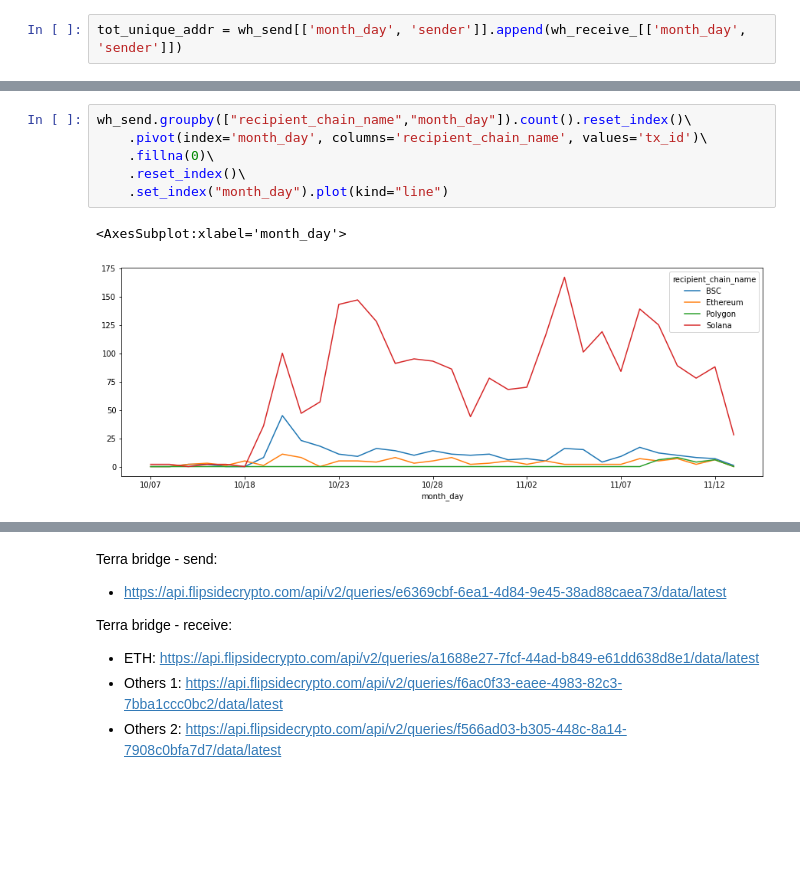
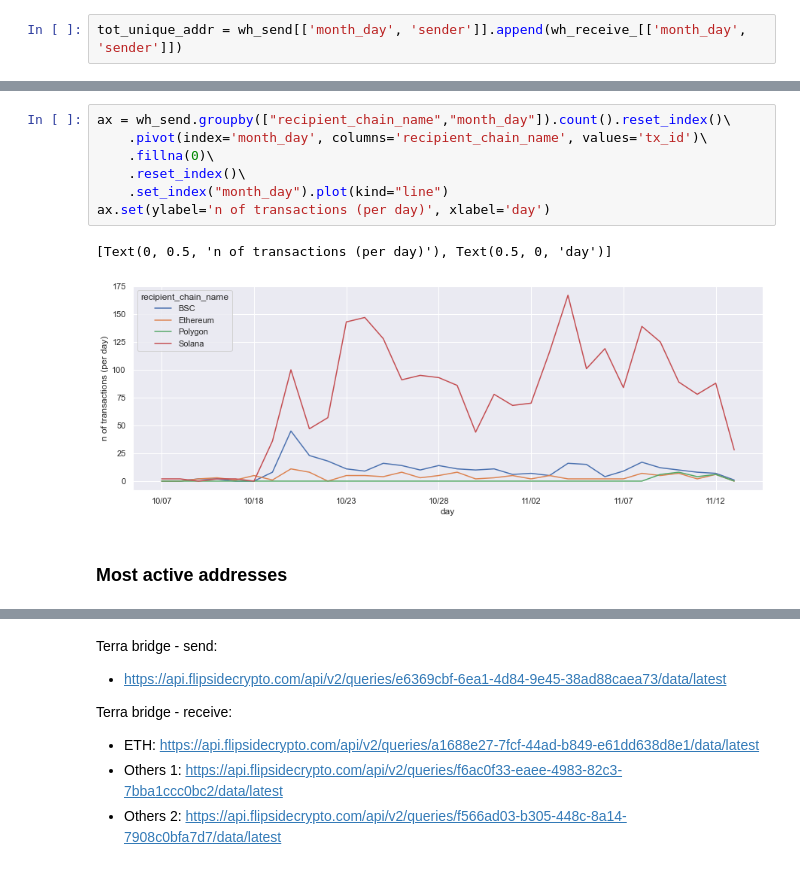
Before and after one commit to IncioMan/on-chain-data-analysis, a Jupyter notebook: wormhole/Terra - Wormhole - Terra Bridge.ipynb, the cells around one changed output, grey strips where cells are left out. Saved outputs shown, nothing was run; the diff lists cells and outputs as text; blank space fills up the shorter version.

```diff
--- a/wormhole/Terra - Wormhole - Terra Bridge.ipynb
+++ b/wormhole/Terra - Wormhole - Terra Bridge.ipynb
@@ -197,9 +176,12 @@ wh_receive_["recipient_chain_name"]=wh_receive_.recipient_chain.apply(lambda x:
 # %%
-wh_send.groupby(["recipient_chain_name","month_day"]).count().reset_index()\
+ax = wh_send.groupby(["recipient_chain_name","month_day"]).count().reset_index()\
     .pivot(index='month_day', columns='recipient_chain_name', values='tx_id')\
     .fillna(0)\
     .reset_index()\
     .set_index("month_day").plot(kind="line")
+ax.set(ylabel='n of transactions (per day)', xlabel='day')
 # %% [output]
-<AxesSubplot:xlabel='month_day'>
+[Text(0, 0.5, 'n of transactions (per day)'), Text(0.5, 0, 'day')]
-[figure, old version]
+[figure, new version]
+# %% [markdown]
+### Most active addresses
```
Also changed, not shown: parts of 16 cells of this notebook.
